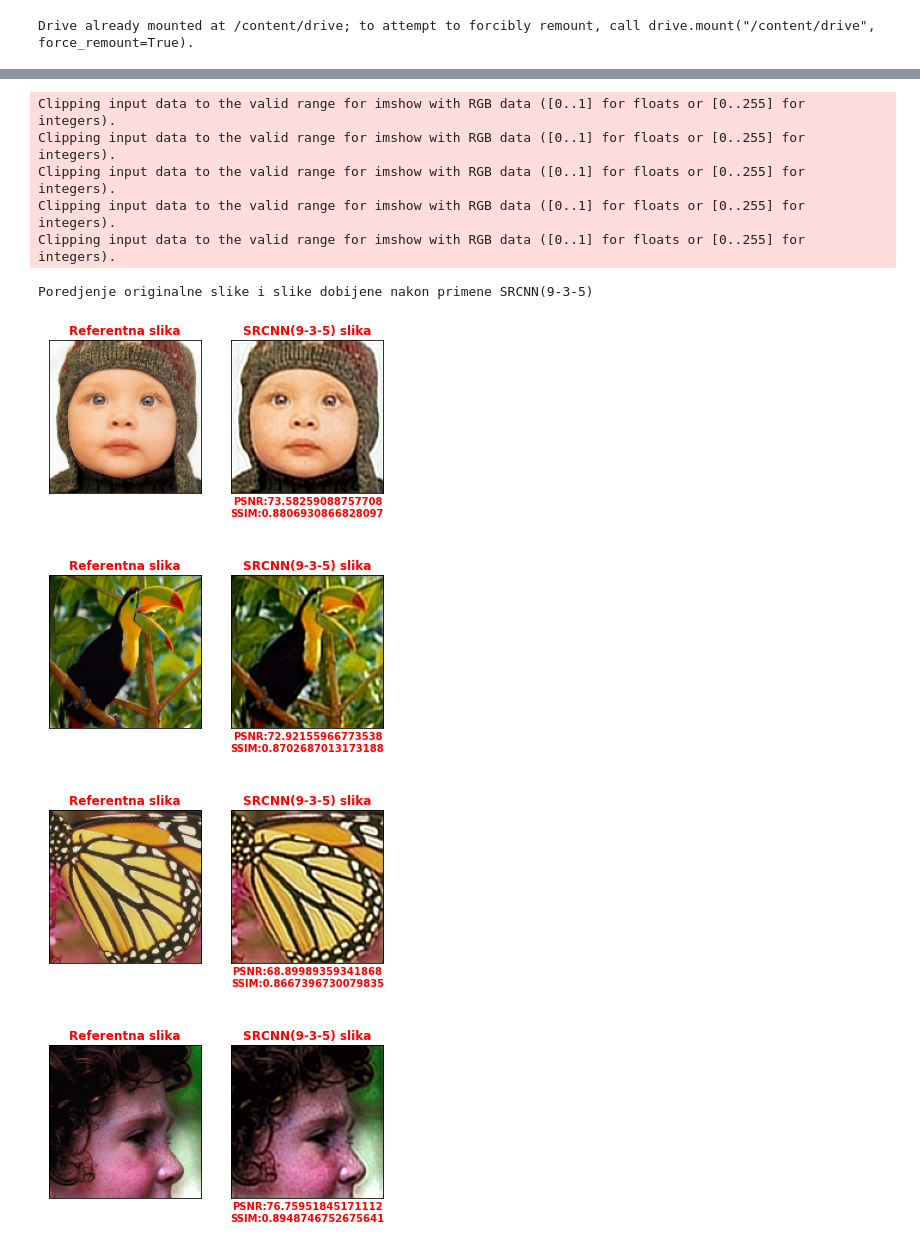
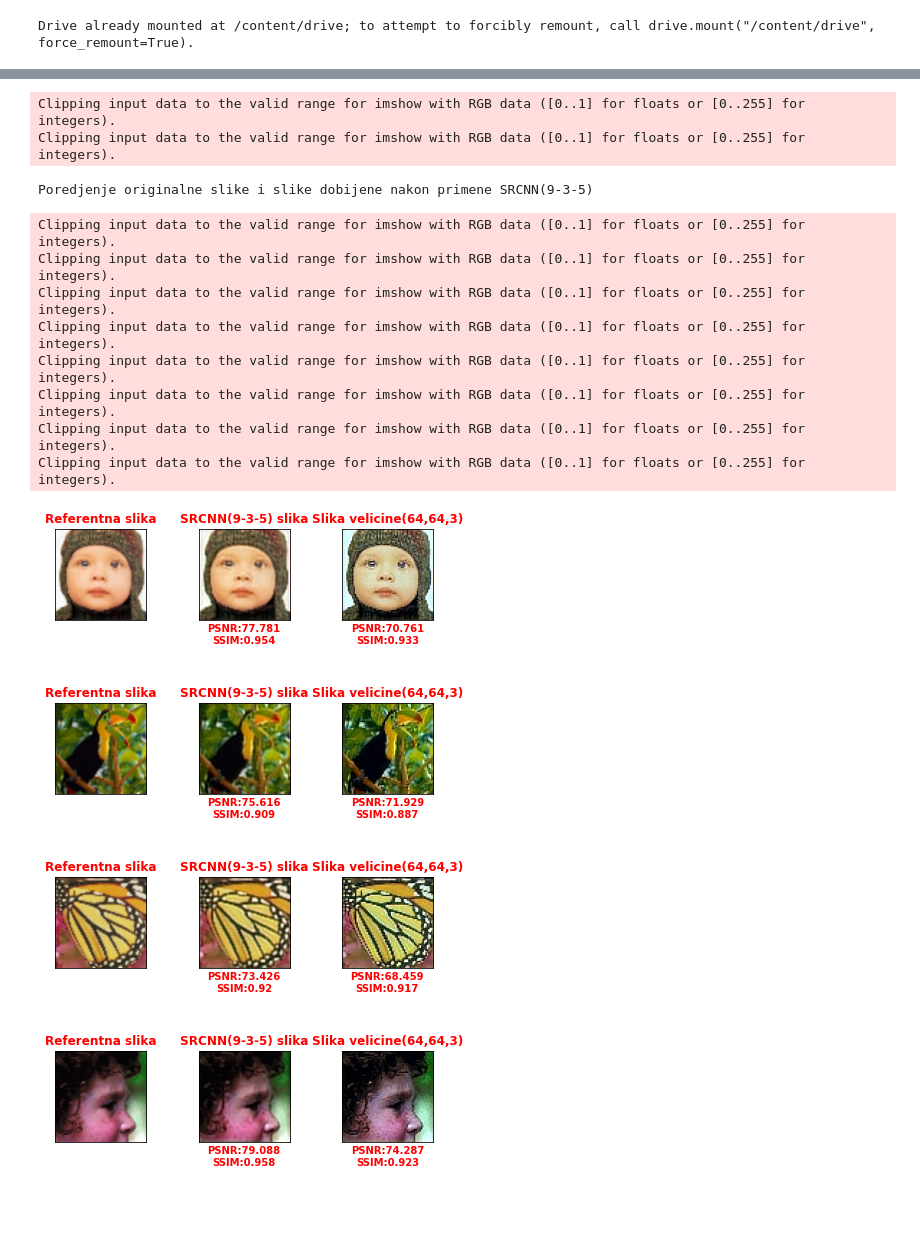
Before and after one commit to VladimirManda10/ProjekatIzRacunarskeInteligencije, a Jupyter notebook: ProjekatIzRI.ipynb, the cells around one changed output, grey strips where cells are left out. Cells and saved outputs as stored; diff of their text form; code cells hidden in the pictures; blank space fills up the shorter version.

```diff
--- a/ProjekatIzRI.ipynb
+++ b/ProjekatIzRI.ipynb
@@ -140,5 +135,5 @@ _________________________________________________________________
 # %%
 image_path = sorted(os.listdir('drive/MyDrive/slike/General-100/General-100'))
-image = load_images('drive/MyDrive/slike/General-100/General-100/',image_path,IMAGE_SIZE)
+image,image1 = load_images('drive/MyDrive/slike/General-100/General-100/',image_path)
 image /= np.max(image)
-image.shape
+image1 /= np.max(image1)
@@ -147,7 +140,10 @@ image.shape
 # %%
 label = np.zeros((100,128,128,3),np.float32)
+label1 = np.zeros((100,64,64,3),np.float32)
 for i in range(image.shape[0]):
   temp = cv2.resize(image[i,:,:,:],(64,64))
+  label1[i,:,:,:] = temp
   temp = cv2.resize(temp,(128,128))
   label[i,:,:,:]=temp
-label.shape
+# print(label.shape)
+# print(label1.shape)
@@ -182,0 +177,3 @@ Epoch 100/100
+# %%
+SRCNN1.compile(loss="mean_squared_error",optimizer=Adam(initial_lerningrate),metrics=[psnr,ssim_loss])
+History = SRCNN1.fit(label1,image1,epochs=100,batch_size=32,verbose=1)
@@ -183,9 +198,12 @@ Epoch 100/100
 # %%
 testImage_path = sorted(os.listdir('drive/MyDrive/slike/Set5'))
-testImage = load_images('drive/MyDrive/slike/Set5/',testImage_path,IMAGE_SIZE)
+testImage,testImage1 = load_images('drive/MyDrive/slike/Set5/',testImage_path)
+
 testImage /= np.max(testImage)
-testLabel = np.zeros((5,128,128,3))
+testImage1 /= np.max(testImage1)
+
 result  = SRCNN.predict(testImage,batch_size=32)
+result1 = SRCNN1.predict(testImage1,batch_size = 32)
 # result.shape
 # %%
 print(Fore.BLUE + 'Poredjenje originalne slike i interpolirane(bikubicna interpolacija)')
@@ -251,37 +268,59 @@ Poredjenje originalne slike i interpolirane(bilinearna)
 # %%
 print(Fore.BLUE + 'Poredjenje originalne slike i slike dobijene nakon primene SRCNN(9-3-5)')
 i = 0
 for i in range(5):
   imageA = result[i]
   imageB = testImage[i].astype(np.float32)
 
-  i+=1
   Psnr = psnr1(imageA,imageB)
-  Mse = mean_squared_error(imageA,imageB)
   SSIM = ssim(imageA,imageB,multichannel=True)
 
+
   fig = plt.figure()
-  ax = fig.add_subplot(1, 2, 1)
+  ax = fig.add_subplot(1, 3, 1)
   imgplot = plt.imshow(cv2.cvtColor(imageB,cv2.COLOR_BGR2RGB))
   ax.set_title('Referentna slika',fontdict={'fontweight': 'bold','color':'red'})
   ax.set_xticks([])
   ax.set_yticks([])
 
-  ax = fig.add_subplot(1, 2, 2)
+  ax = fig.add_subplot(1, 3, 2)
   imgplot = plt.imshow(cv2.cvtColor(imageA,cv2.COLOR_BGR2RGB))
   # imgplot.set_clim(0.0, 0.7)
   ax.set_title('SRCNN(9-3-5) slika',fontdict={'fontweight': 'bold','color':'red'})
   ax.set_xticks([])
   ax.set_yticks([])
-  ax.set_xlabel('PSNR:{}\nSSIM:{}\n'.format(Psnr,SSIM),fontdict={'fontweight': 'bold','color':'red'})
+  ax.set_xlabel('PSNR:{}\nSSIM:{}\n'.format(round(Psnr,3),round(SSIM,3),round(Mse,3)),fontdict={'fontweight': 'bold','color':'red'})
+
+
+  imageC = result1[i]
+  imageD = testImage1[i]
+  i+=1
+
+  Psnr1 = psnr1(imageC,imageD)
+  SSIM1 = ssim(imageC,imageD,multichannel=True)
+
+
+  ax = fig.add_subplot(1, 3, 3)
+  imgplot = plt.imshow(cv2.cvtColor(imageC,cv2.COLOR_BGR2RGB))
+  # imgplot.set_clim(0.0, 0.7)
+  ax.set_title('Slika velicine(64,64,3)',fontdict={'fontweight': 'bold','color':'red'})
+  ax.set_xticks([])
+  ax.set_yticks([])
+  ax.set_xlabel('PSNR:{}\nSSIM:{}\n'.format(round(Psnr1,3),round(SSIM1,3)),fontdict={'fontweight': 'bold','color':'red'})
+  plt.tight_layout()
 # %% [output]
 Clipping input data to the valid range for imshow with RGB data ([0..1] for floats or [0..255] for integers).
 Clipping input data to the valid range for imshow with RGB data ([0..1] for floats or [0..255] for integers).
-Clipping input data to the valid range for imshow with RGB data ([0..1] for floats or [0..255] for integers).
-Clipping input data to the valid range for imshow with RGB data ([0..1] for floats or [0..255] for integers).
-Clipping input data to the valid range for imshow with RGB data ([0..1] for floats or [0..255] for integers).
 Poredjenje originalne slike i slike dobijene nakon primene SRCNN(9-3-5)
+Clipping input data to the valid range for imshow with RGB data ([0..1] for floats or [0..255] for integers).
+Clipping input data to the valid range for imshow with RGB data ([0..1] for floats or [0..255] for integers).
+Clipping input data to the valid range for imshow with RGB data ([0..1] for floats or [0..255] for integers).
+Clipping input data to the valid range for imshow with RGB data ([0..1] for floats or [0..255] for integers).
+Clipping input data to the valid range for imshow with RGB data ([0..1] for floats or [0..255] for integers).
+Clipping input data to the valid range for imshow with RGB data ([0..1] for floats or [0..255] for integers).
+Clipping input data to the valid range for imshow with RGB data ([0..1] for floats or [0..255] for integers).
+Clipping input data to the valid range for imshow with RGB data ([0..1] for floats or [0..255] for integers).
-[figure, old version]
+[figure, new version]
-[figure, old version]
+[figure, new version]
-[figure, old version]
+[figure, new version]
-[figure, old version]
+[figure, new version]
```
Also changed, not shown: parts of 24 cells of this notebook, 4 other files.
